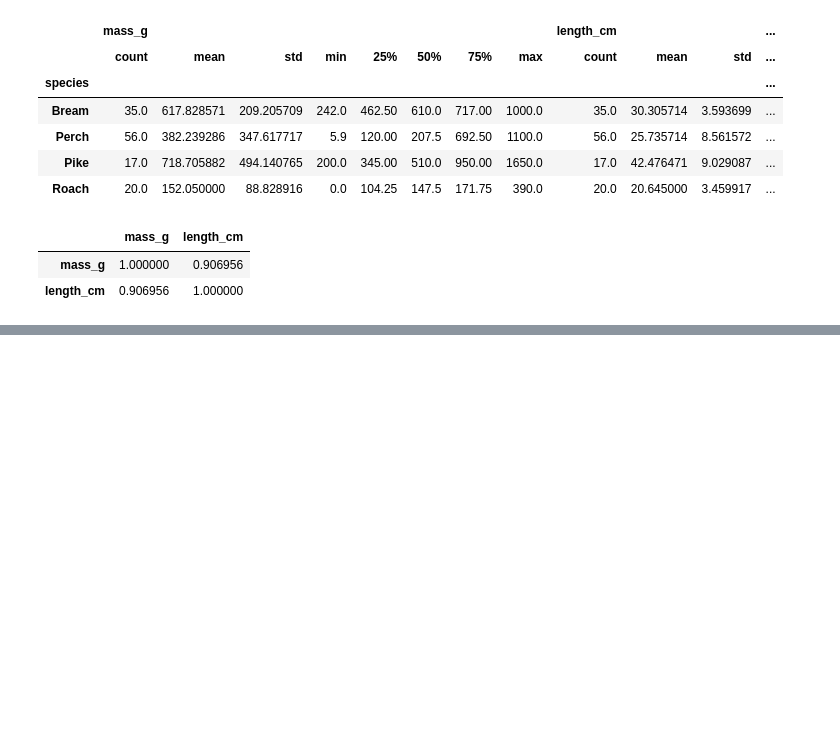
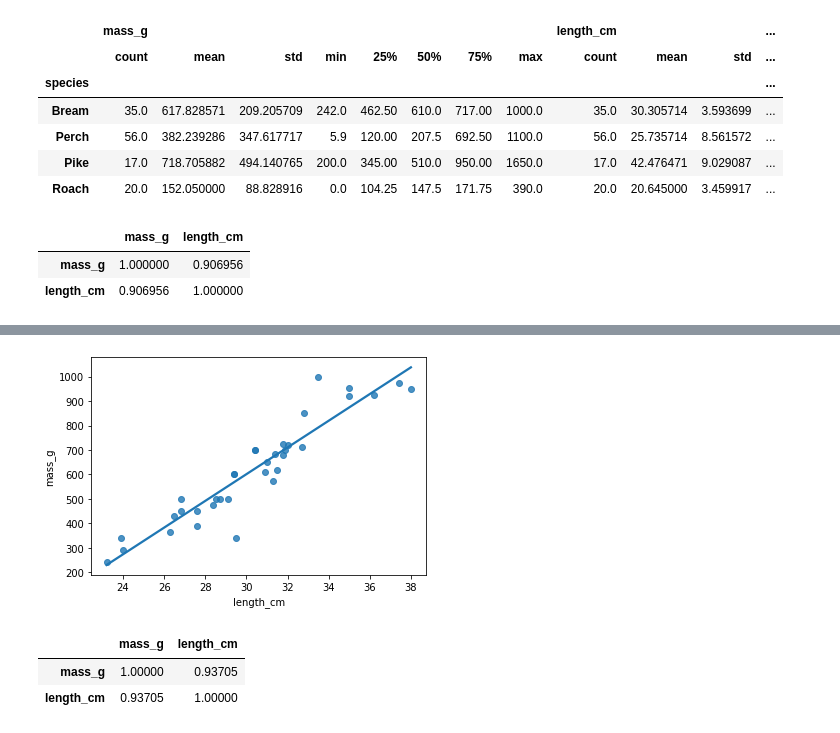
Before and after one commit to gcfp/M03, a Jupyter notebook: regresionlineal/regresionlineal.ipynb, the cells around one changed output, grey strips where cells are left out. Cells and saved outputs as stored; diff of their text form; code cells hidden in the pictures; blank space fills up the shorter version.

```diff
--- a/regresionlineal/regresionlineal.ipynb
+++ b/regresionlineal/regresionlineal.ipynb
@@ -79,0 +102,16 @@ data_explicativa = mdl_peso_vs_longitud.predict({'length_cm': np.arange(50,70)})
+# %%
+df_dor = df_fish[df_fish['species']=='Bream']
+df_dor
+# %%
+# Observo si existe relación entre variables
+sns.regplot(x='length_cm', y='mass_g', ci=None, data= df_dor)
+plt.show()
+# %% [output]
+[figure, added]
+# %%
+# muestro valor de la relación
+df_dor.corr()
+# %% [output]
+|  | mass_g | length_cm |
+| mass_g | 1.00000 | 0.93705 |
+| length_cm | 0.93705 | 1.00000 |
```
Also changed, not shown: parts of 18 cells of this notebook.
